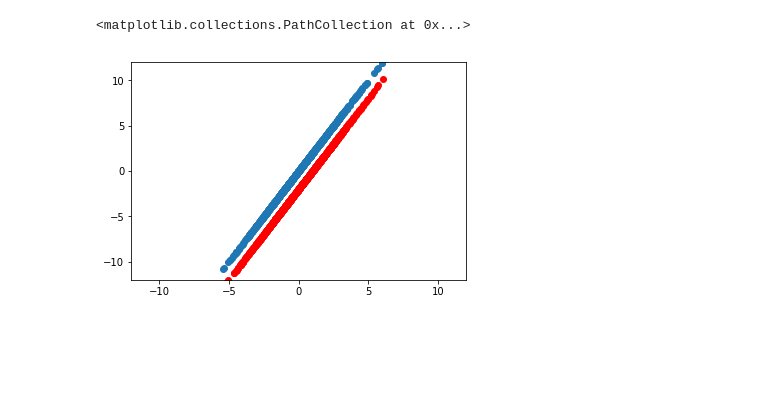
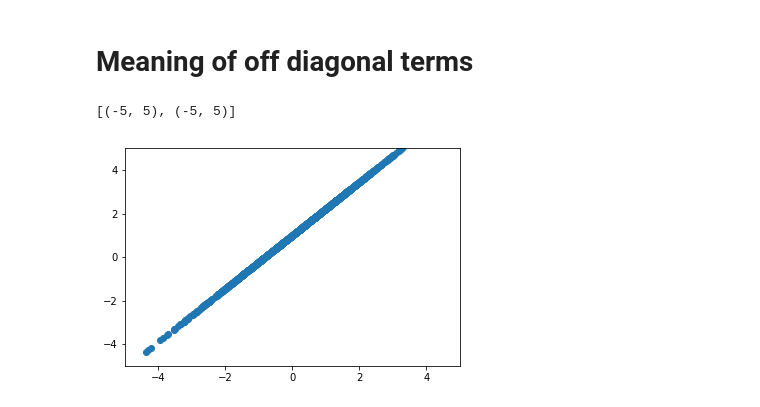
Before and after one commit to eniaxhakaj/phys_learning, a Jupyter notebook: gaussian_processes/mv_normal.ipynb, the cells around one changed output. Drawn from its saved outputs; the diff is of its cells as text; code cells hidden in the pictures; blank space fills up the shorter version.

```diff
--- a/gaussian_processes/mv_normal.ipynb
+++ b/gaussian_processes/mv_normal.ipynb
@@ -53,17 +59,23 @@ for i in range(2):
-# %%
-a = np.random.normal(0, 2, 1000) # Standard dev of 2, var of 4
-b = a*2 # Standard dev of 4, var of 16
-
-cov = np.cov(a, b)
-
-mv_draw = np.random.multivariate_normal(np.array([0, 0]), cov, size = 1000)
-
-# Together they are MV normal
-_, ax = plt.subplots()
-ax.scatter(mv_draw[:,0], mv_draw[:,1])
-ax.set(ylim=(-12, 12), xlim=(-12, 12))
-
-ax.scatter(a, b-2, c="red")
-# %% [output]
-<matplotlib.collections.PathCollection at 0x...>
-[figure, removed]
+# %% [markdown]
+# Meaning of off diagonal terms
+# %%
+# We can determine the maximum covariance given the variance.
+# Perfect correlation - a line
+var1, var2 = 2, 3
+max_cov = np.sqrt(var1) * np.sqrt(var2)
+data = np.random.multivariate_normal(
+        np.array([0, 1]),
+        np.array([
+            [var1, max_cov],
+            [max_cov, var2],
+        ]),
+        size = 1500,
+)
+
+# Together they are MV normal
+_, ax = plt.subplots()
+ax.scatter(data[:,0], data[:,1])
+ax.set(ylim=(-5, 5), xlim=(-5, 5))
+# %% [output]
+[(-5, 5), (-5, 5)]
+[figure, added]
```
Also changed, not shown: parts of 7 cells of this notebook, 2 other files.
